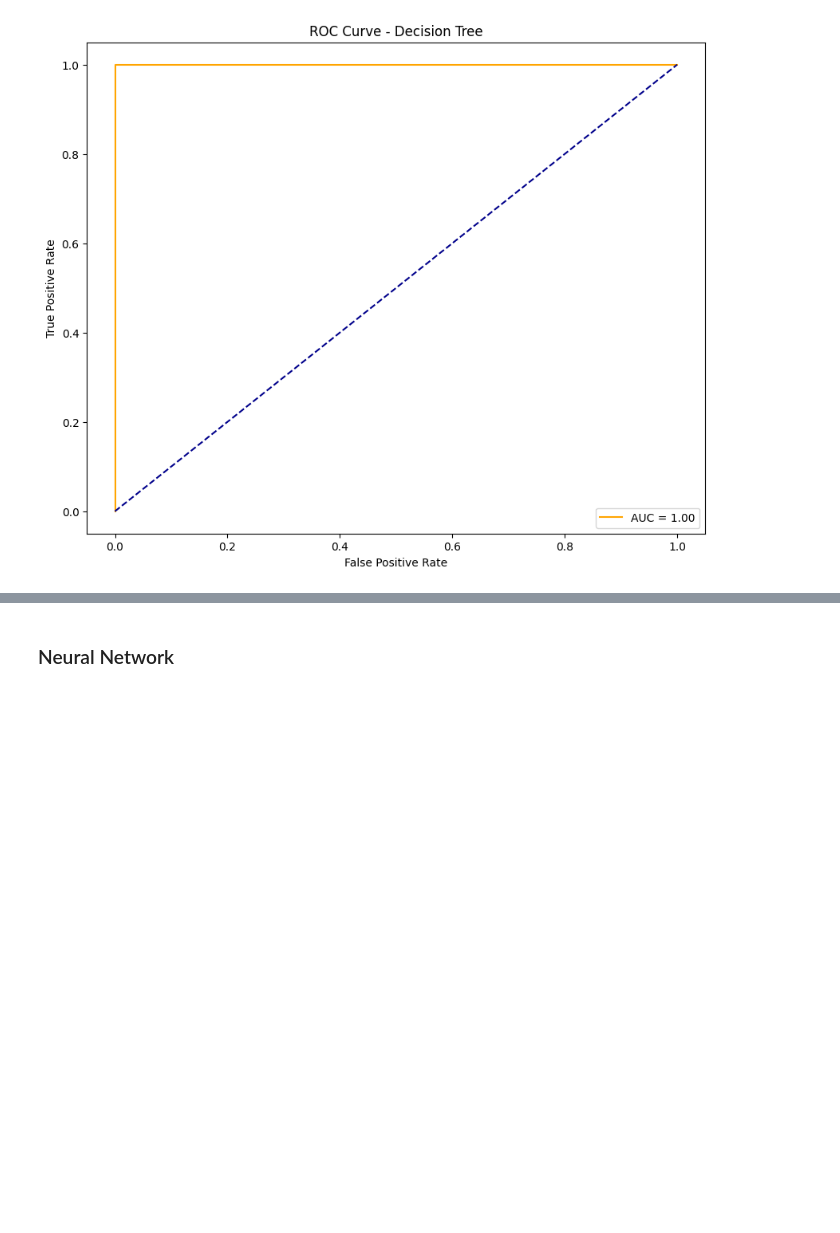
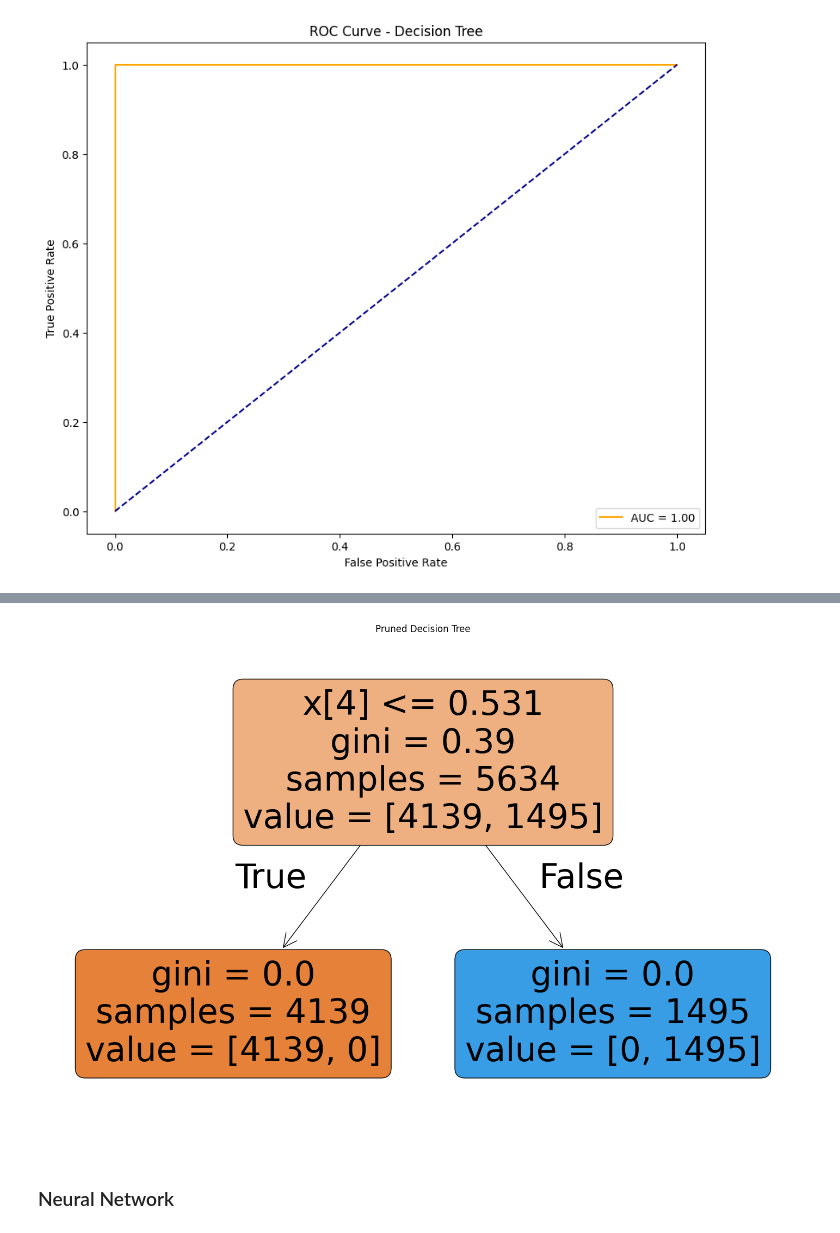
Before and after one commit to meleeshagamage/CourseWork_ML, a Jupyter notebook: ML_CW.ipynb, the cells around one changed output, grey strips where cells are left out. Drawn from its saved outputs; the diff is of its cells as text; code cells hidden in the pictures; blank space fills up the shorter version.

Commit message:
Pruning for decision tree

```diff
--- a/ML_CW.ipynb
+++ b/ML_CW.ipynb
@@ -340,3 +340,30 @@ def plot_roc_curve(fpr, tpr, auc_score, model_name="Model"):
 plot_roc_curve(fpr_dt, tpr_dt, auc_score_dt, model_name="Decision Tree")
 # %% [output]
 [figure]
+# %%
+# Pruning
+
+# Extract preprocessed training & test data from your pipeline
+X_train_pp = best_dt.named_steps['preproc'].transform(X_train)
+X_test_pp  = best_dt.named_steps['preproc'].transform(X_test)
+
+# Extract the raw decision tree classifier
+clf = best_dt.named_steps['clf']
+# %%
+path = clf.cost_complexity_pruning_path(X_train_pp, y_train)
+ccp_alphas = path.ccp_alphas
+# %%
+clfs = []
+
+for alpha in ccp_alphas:
+    dt = DecisionTreeClassifier(random_state=42, ccp_alpha=alpha)
+    dt.fit(X_train_pp, y_train)
+    clfs.append(dt)
+
+# Choose alpha that gives best accuracy on test set
+test_scores = [clf.score(X_test_pp, y_test) for clf in clfs]
+
+best_index = test_scores.index(max(test_scores))
+best_alpha = ccp_alphas[best_index]
+
+print("Best alpha:", best_alpha)
@@ -342,0 +372,3 @@ plot_roc_curve(fpr_dt, tpr_dt, auc_score_dt, model_name="Decision Tree")
+# %%
+pruned_dt = DecisionTreeClassifier(random_state=42, ccp_alpha=best_alpha)
+pruned_dt.fit(X_train_pp, y_train)
@@ -343,3 +394,11 @@ plot_roc_curve(fpr_dt, tpr_dt, auc_score_dt, model_name="Decision Tree")
+# %%
+from sklearn import tree
+plt.figure(figsize=(18,12))
+tree.plot_tree(pruned_dt, filled=True, rounded=True)
+plt.title("Pruned Decision Tree")
+plt.show()
+# %% [output]
+[figure, added]
 # %% [markdown]
 ### Neural Network
 # %%
```
Also changed, not shown: parts of 4 cells of this notebook.
